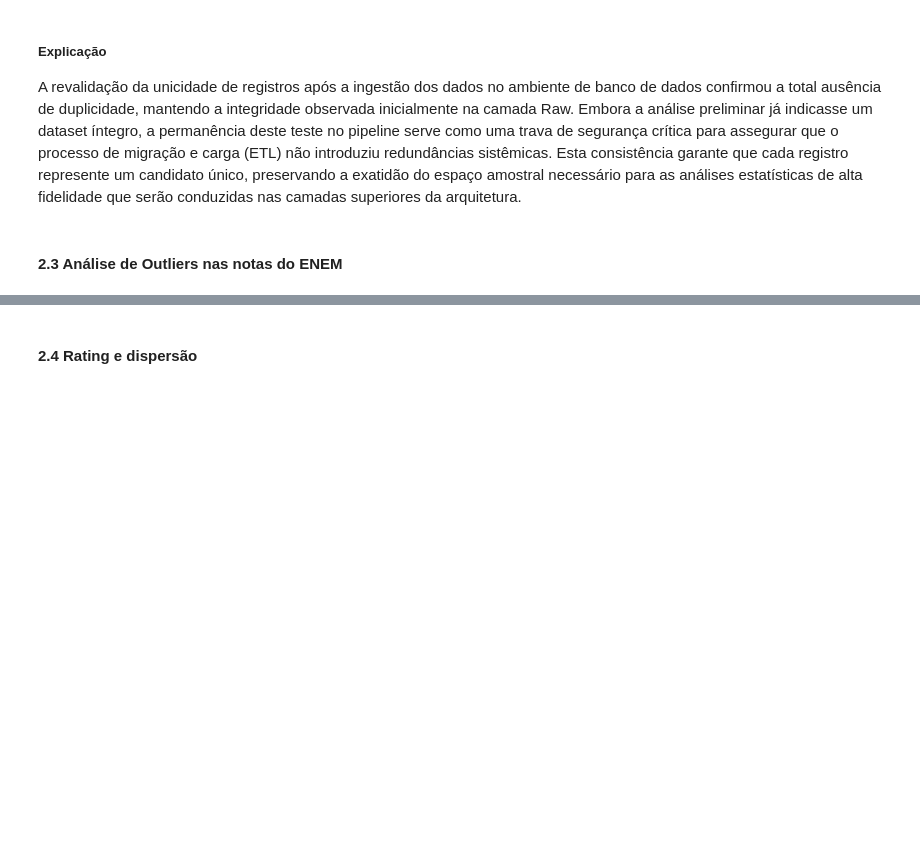
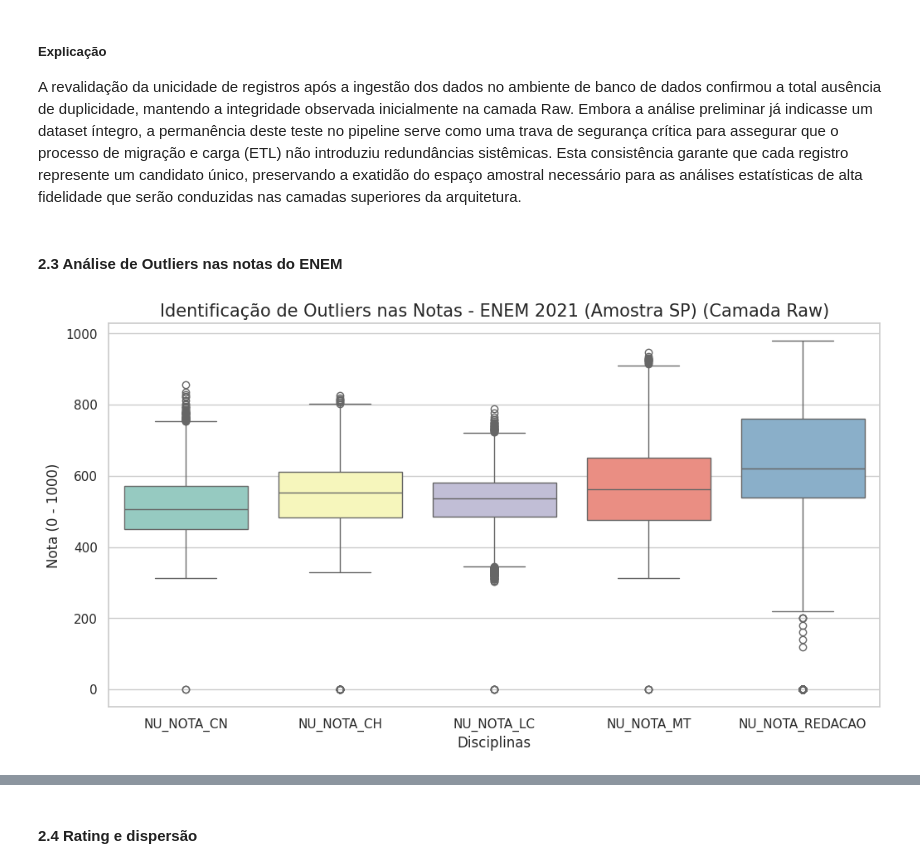
Before and after one commit to Caiomesvie/SDBD2---INEP, a Jupyter notebook: silver/analytcs.ipynb, the cells around one changed output, grey strips where cells are left out. Drawn from its saved outputs; the diff is of its cells as text; code cells hidden in the pictures; blank space fills up the shorter version.

```diff
--- a/silver/analytcs.ipynb
+++ b/silver/analytcs.ipynb
@@ -141,17 +140,29 @@ A revalidação da unicidade de registros após a ingestão dos dados no ambient
 # %% [markdown]
 #### 2.3 Análise de Outliers nas notas do ENEM
 # %%
+for col_name in df.columns:
+    df = df.withColumnRenamed(col_name, col_name.upper())
+
+df_presentes = df.filter(
+    (df.TP_PRESENCA_CN == 1) &
+    (df.TP_PRESENCA_CH == 1) &
+    (df.TP_PRESENCA_LC == 1) &
+    (df.TP_PRESENCA_MT == 1)
+)
+
 coluna_notas = ["NU_NOTA_CN", "NU_NOTA_CH", "NU_NOTA_LC", "NU_NOTA_MT", "NU_NOTA_REDACAO"]
-resumo_notas = df.select(coluna_notas).describe()
+resumo_notas = df_presentes.select(coluna_notas).describe()
 
-grafico_outlier = df.select(coluna_notas).sample(False, 0.05).toPandas()
+grafico_outlier = df_presentes.select(coluna_notas).sample(False, 0.05).toPandas()
 
 plt.figure(figsize=(12, 6))
 sns.set_theme(style="whitegrid")
 
 sns.boxplot(data=grafico_outlier, palette="Set3")
 
 plt.title('Identificação de Outliers nas Notas - ENEM 2021 (Amostra SP) (Camada Raw)', fontsize=15)
 plt.ylabel('Nota (0 - 1000)')
 plt.xlabel('Disciplinas')
 plt.show()
+# %% [output]
+[figure, added]
```
Also changed, not shown: parts of 6 cells of this notebook, 2 other files.
